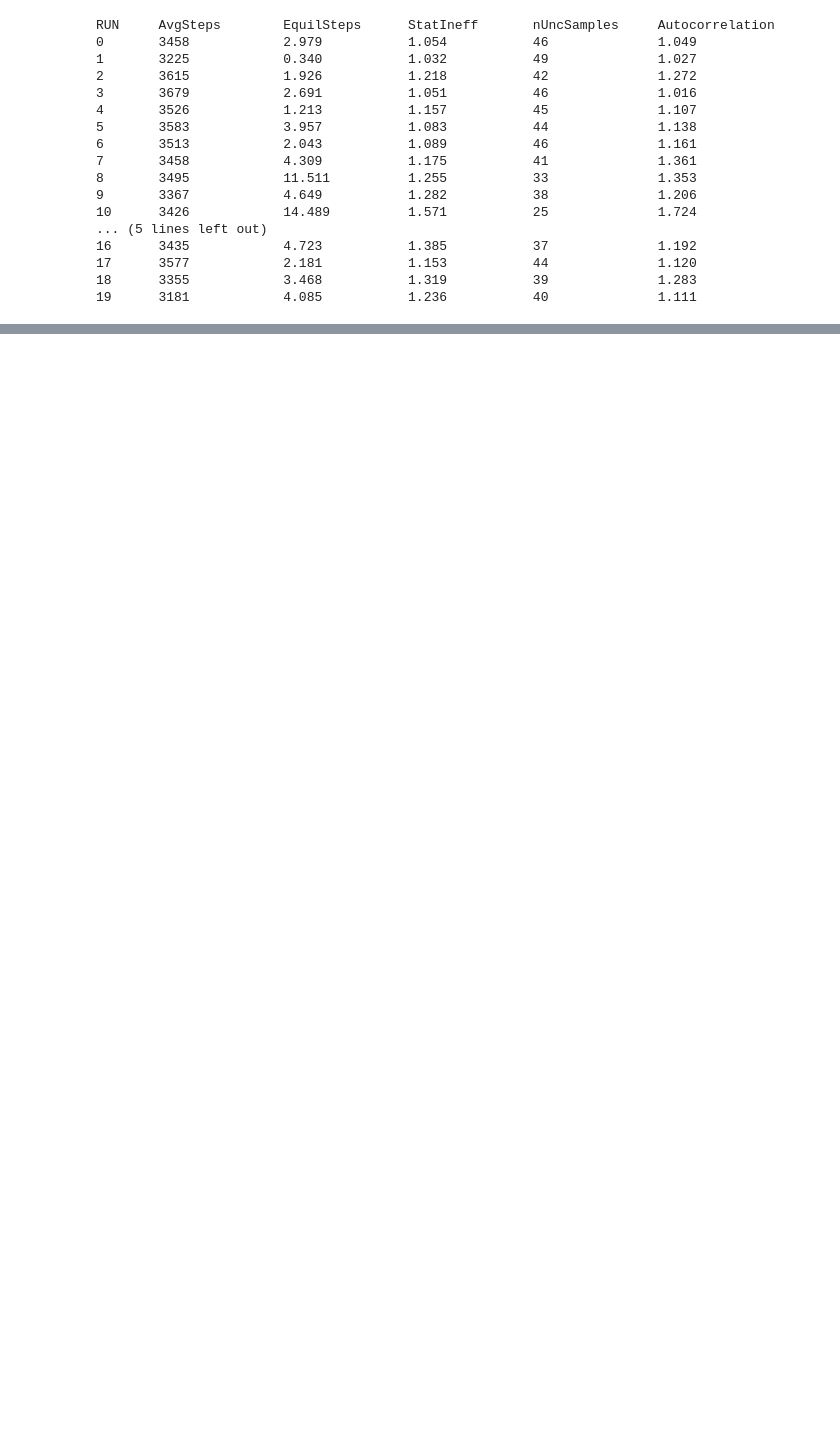
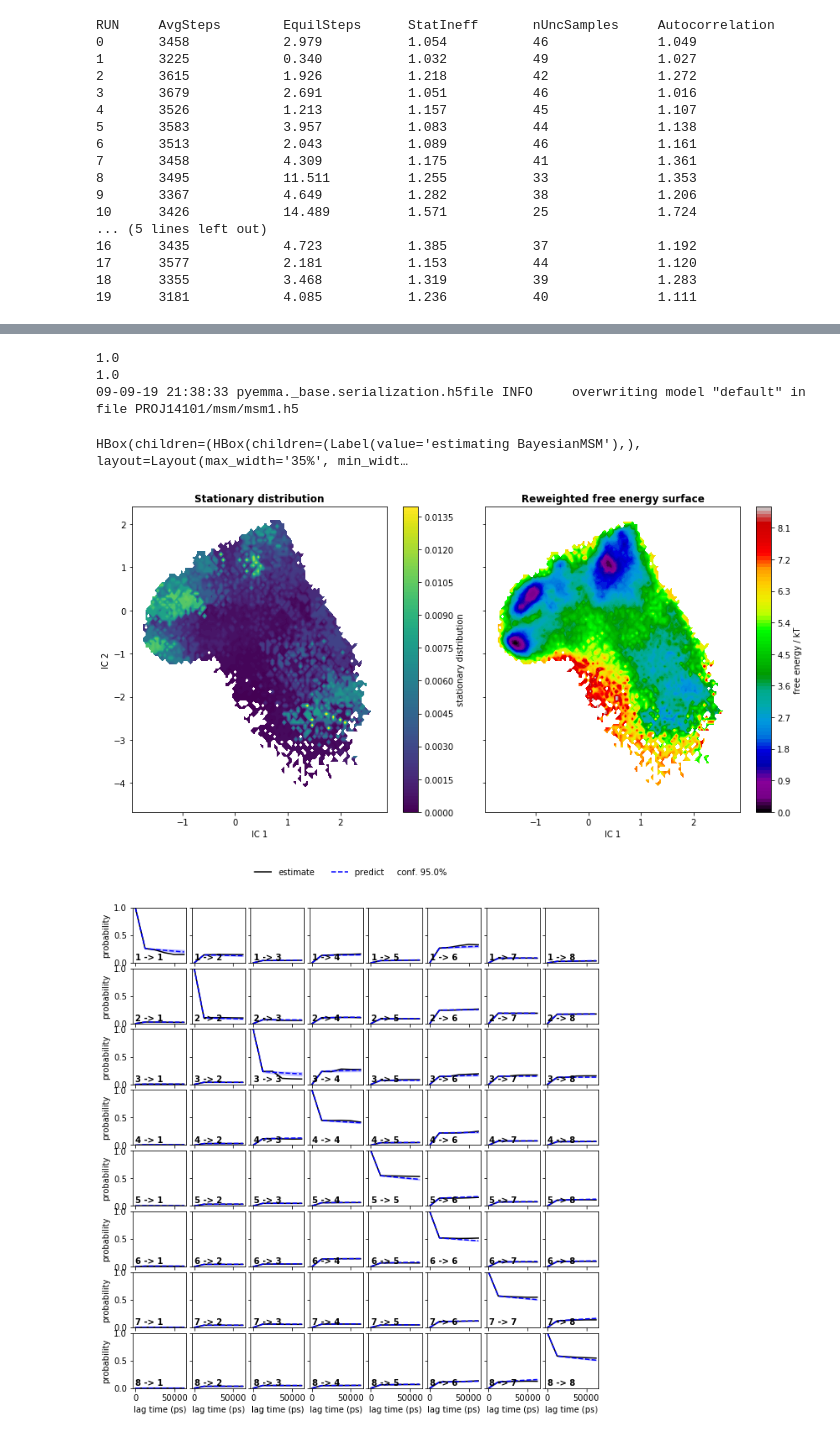
Before and after one commit to yabmtm/scripts, a Jupyter notebook: spiroligomer_analysis.ipynb, the cells around one changed output, grey strips where cells are left out. Cells and saved outputs as stored; diff of their text form; code cells hidden in the pictures; blank space fills up the shorter version.

```diff
--- a/spiroligomer_analysis.ipynb
+++ b/spiroligomer_analysis.ipynb
@@ -877,0 +883,47 @@ print(feature_files)
+# %%
+if not os.path.exists('%s/msm'%project_title):
+    os.mkdir('%s/msm'%project_title)
+
+msm.save('%s/msm/msm_notbayes1.h5'%project_title, overwrite=True)
+dtrajs_concatenated = np.concatenate(clusters.dtrajs)
+nstates = 8
+
+fig, axes = plt.subplots(1, 2, figsize=(12, 6), sharex=True, sharey=True)
+pyemma.plots.plot_contour(
+    *tica_concatenated[:, :2].T,
+    msm.pi[dtrajs_concatenated],
+    ax=axes[0],
+    mask=True,
+    cbar_label='stationary distribution')
+pyemma.plots.plot_free_energy(
+    *tica_concatenated[:, :2].T,
+    weights=np.concatenate(msm.trajectory_weights()),
+    ax=axes[1],
+    legacy=False)
+for ax in axes.flat:
+    ax.set_xlabel('IC 1')
+axes[0].set_ylabel('IC 2')
+axes[0].set_title('Stationary distribution', fontweight='bold')
+axes[1].set_title('Reweighted free energy surface', fontweight='bold')
+fig.tight_layout()
+
+cktest = msm.cktest(nstates, mlags=6)
+pyemma.plots.plot_cktest(cktest, dt=dt, units='ps')
+
+dtrajs_concatenated = np.concatenate(clusters.dtrajs)
+metastable_traj = msm.metastable_assignments[dtrajs_concatenated]
+
+fig, ax = plt.subplots(figsize=(5, 4))
+_, _, misc = pyemma.plots.plot_state_map(
+    *tica_concatenated[:, :2].T, metastable_traj, ax=ax)
+ax.set_xlabel('IC 1')
+ax.set_ylabel('IC 2')
+misc['cbar'].set_ticklabels([r'$\mathcal{S}_%d$' % (i + 1) for i in range(nstates)])
+fig.tight_layout()
+# %% [output]
+1.0
+1.0
+09-09-19 21:38:33 pyemma._base.serialization.h5file INFO     overwriting model "default" in file PROJ14101/msm/msm1.h5
+HBox(children=(HBox(children=(Label(value='estimating BayesianMSM'),), layout=Layout(max_width='35%', min_widt…
+[figure, added]
+[figure, added]
```
Also changed, not shown: parts of 19 cells of this notebook.
